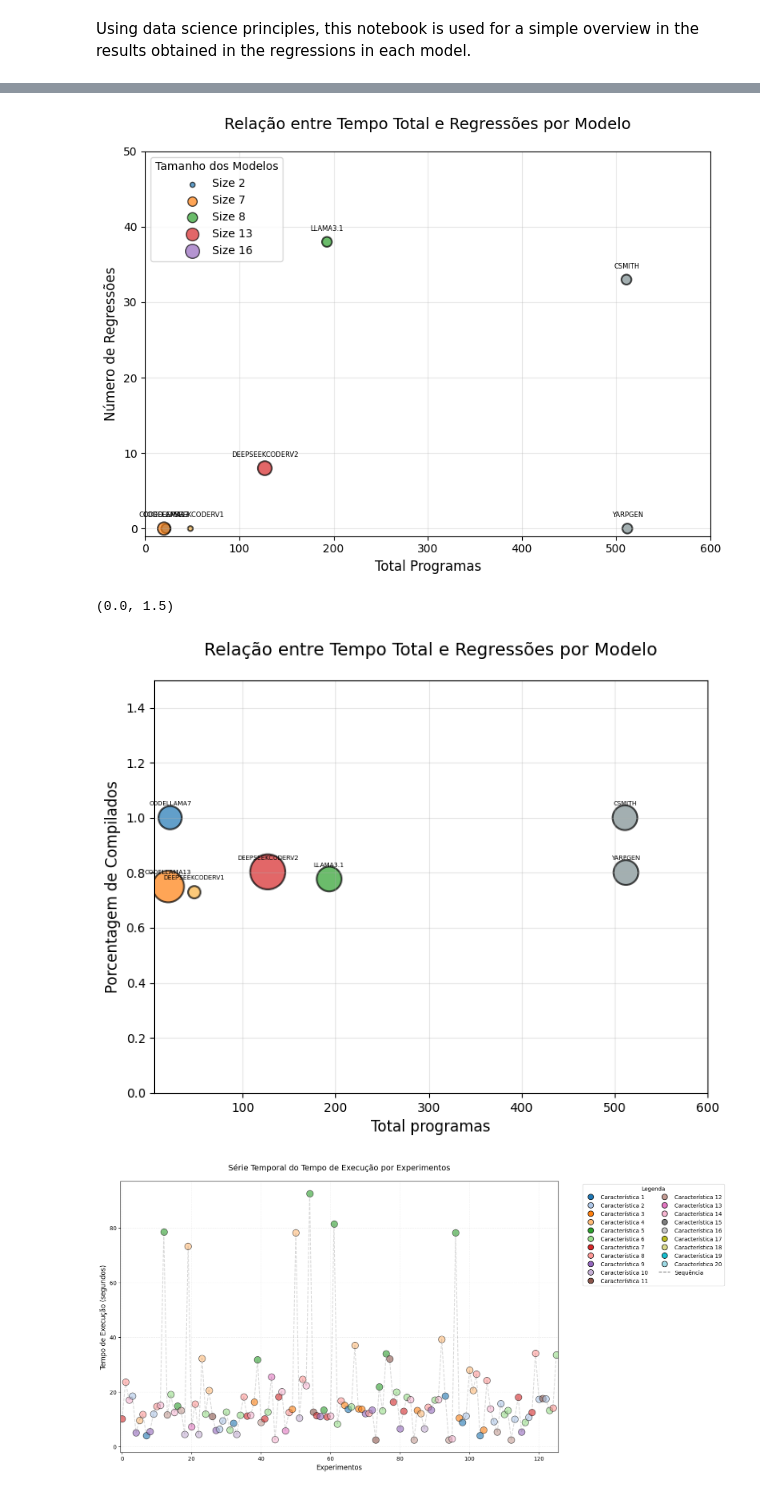
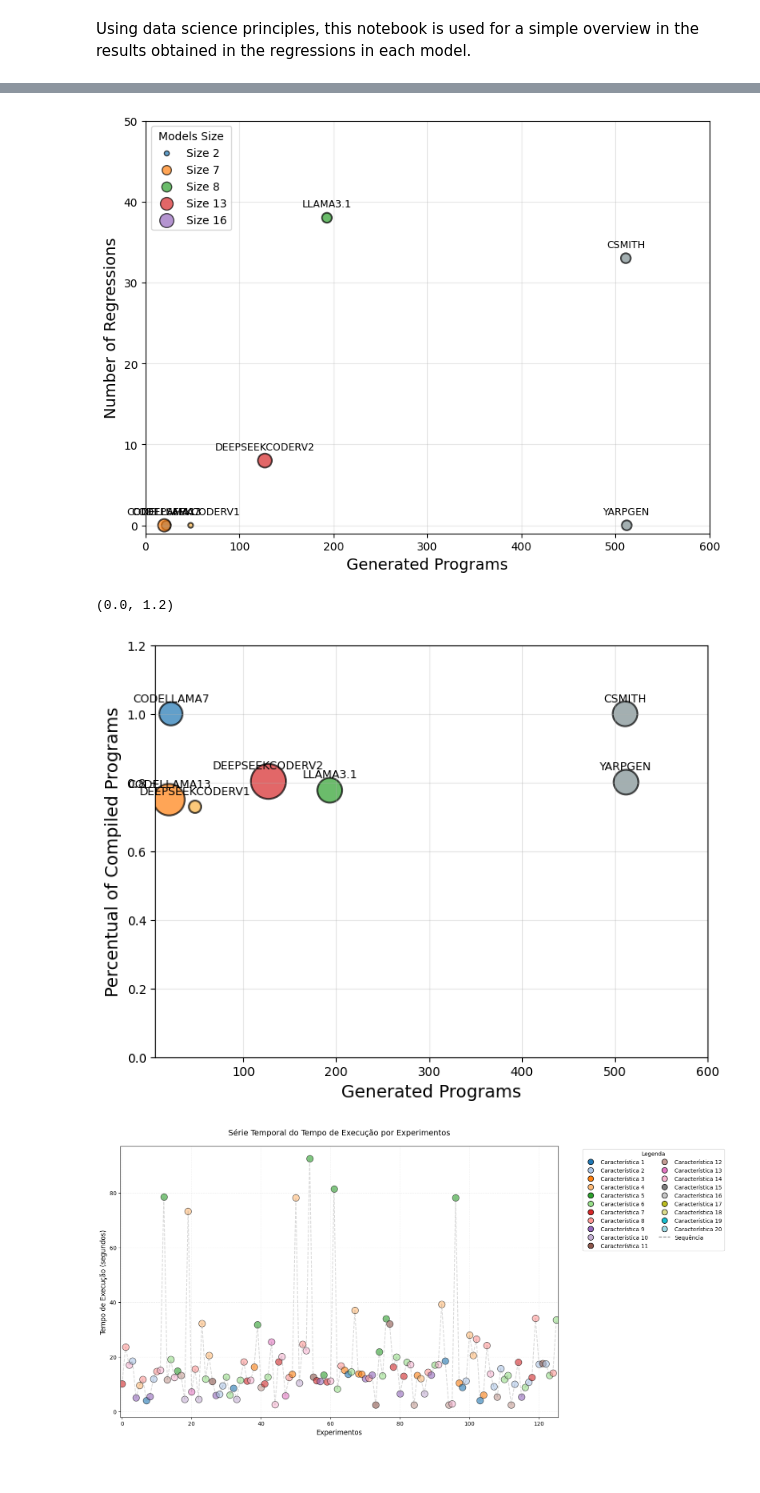
Before and after one commit to lac-dcc/baku, a Jupyter notebook: notebooks/visualization/BAKU_regression_view.ipynb, the cells around one changed output, grey strips where cells are left out. Cells and saved outputs as stored; diff of their text form; code cells hidden in the pictures.

Commit message:
[FIX] Change Graphics to fit in paper

```diff
--- a/notebooks/visualization/BAKU_regression_view.ipynb
+++ b/notebooks/visualization/BAKU_regression_view.ipynb
@@ -30,13 +30,13 @@ for i, row in df.iterrows():
         textcoords="offset points",
         xytext=(0,10),
         ha='center',
-        fontsize=6
+        fontsize=9
     )
 
 # Customização do gráfico
-plt.title('Relação entre Tempo Total e Regressões por Modelo', fontsize=14, pad=20)
-plt.xlabel('Total Programas', fontsize=12)
-plt.ylabel('Número de Regressões', fontsize=12)
+# plt.title('Relação entre Programas Gerados e Regressões por Modelo', fontsize=14, pad=20)  // TÍTULO NÃO PRECISA POIS VAI NO CAPTION DO OVERLEAF
+plt.xlabel('Generated Programs', fontsize=14)
+plt.ylabel('Number of Regressions', fontsize=14)
 plt.grid(True, alpha=0.3)
 plt.xlim(0, 600)
 plt.ylim(-1, 50)
@@ -45,46 +45,46 @@ plt.ylim(-1, 50)
 sizes = df['size'].unique()
 for size in sorted(sizes):
     plt.scatter([], [], s=size*10, label=f'Size {size}', edgecolors='k', alpha=0.7)
-plt.legend(title='Tamanho dos Modelos', frameon=True, loc='upper left')
+plt.legend(title='Models Size', frameon=True, loc='upper left')
 
 plt.tight_layout()
 plt.show()
 # %% [output]
-[figure, old version]
+[figure, new version]
 # %%
 
 
 plt.figure(figsize=(8, 6))
 plt.scatter(
     x=df['total'],
     y=df['proportion_compiled'],
     s=df['size']*50,
     c=color,
     alpha=0.7,
     edgecolors='k',
     linewidth=1.5
 )
 
 for i, row in df.iterrows():
     plt.annotate(
         row['model'],
         (row['total'], row['proportion_compiled']),
         textcoords="offset points",
         xytext=(0,10),
         ha='center',
-        fontsize=5
+        fontsize=9
     )
 
 # Customização do gráfico
-plt.title('Relação entre Tempo Total e Regressões por Modelo', fontsize=14, pad=20)
-plt.xlabel('Total programas', fontsize=12)
-plt.ylabel('Porcentagem de Compilados', fontsize=12)
+# plt.title('Relação entre Tempo Total e Regressões por Modelo', fontsize=14, pad=20) // VAI NO CAPTION DO OVERLEAF
+plt.xlabel('Generated Programs', fontsize=14)
+plt.ylabel('Percentual of Compiled Programs', fontsize=14)
 plt.grid(True, alpha=0.3)
 plt.xlim(5, 600)
-plt.ylim(0, 1.5)
+plt.ylim(0, 1.2)
 # %% [output]
-(0.0, 1.5)
+(0.0, 1.2)
-[figure, old version]
+[figure, new version]
 # %%
 deep1_sec = pd.read_csv("../../data/TimeCodeExperiment/deepseekv2instructed/model_chain_programs.csv")
 deep2_sec = pd.read_csv("../../data/TimeCodeExperiment/deepseekv1instructed/model_chain_programs.csv")
```
